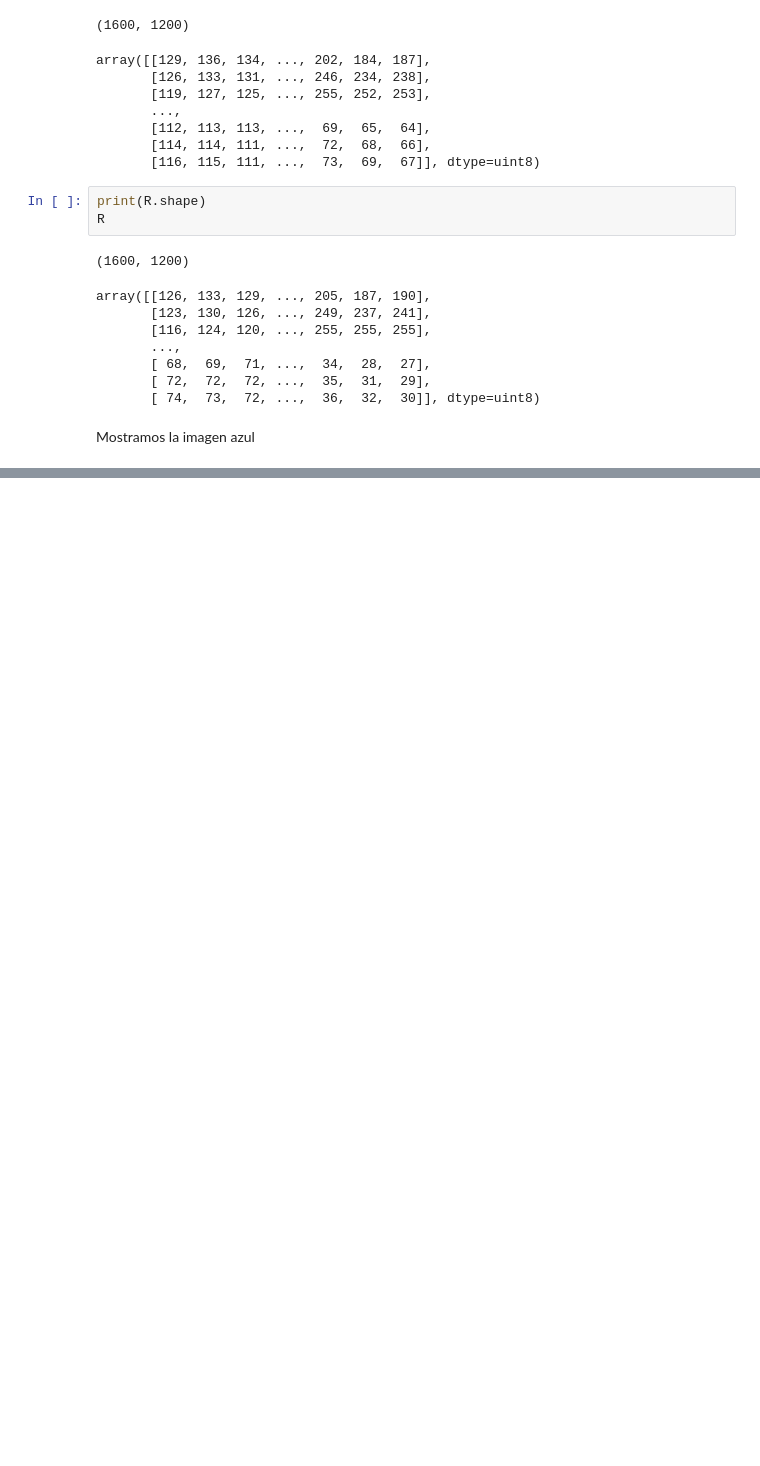
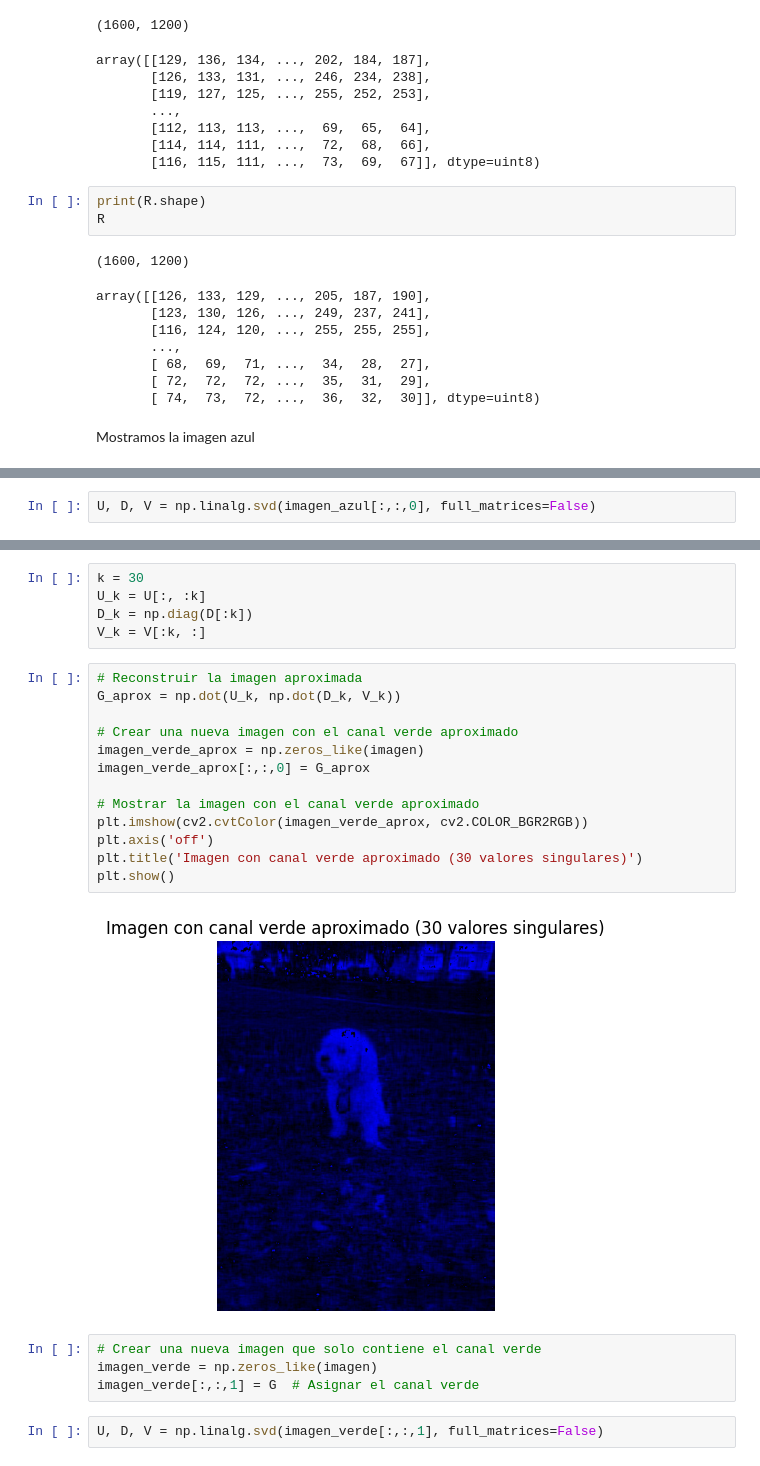
Before and after one commit to Jcortizba10/Tarea2-Esp-IA, a Jupyter notebook: tarea2.ipynb, the cells around one changed output, grey strips where cells are left out. Drawn from its saved outputs; the diff is of its cells as text; blank space fills up the shorter version.

```diff
--- a/tarea2.ipynb
+++ b/tarea2.ipynb
@@ -1034 +1098,3 @@ Mostramos la imagen azul
+# %%
+U, D, V = np.linalg.svd(imagen_azul[:,:,0], full_matrices=False)
 # %%
@@ -1046 +1108,27 @@ plt.show()
+# %%
+k = 30
+U_k = U[:, :k]
+D_k = np.diag(D[:k])
+V_k = V[:k, :]
+# %%
+# Reconstruir la imagen aproximada
+G_aprox = np.dot(U_k, np.dot(D_k, V_k))
+
+# Crear una nueva imagen con el canal verde aproximado
+imagen_verde_aprox = np.zeros_like(imagen)
+imagen_verde_aprox[:,:,0] = G_aprox
+
+# Mostrar la imagen con el canal verde aproximado
+plt.imshow(cv2.cvtColor(imagen_verde_aprox, cv2.COLOR_BGR2RGB))
+plt.axis('off')
+plt.title('Imagen con canal verde aproximado (30 valores singulares)')
+plt.show()
+# %% [output]
+[figure, added]
+# %%
+# Crear una nueva imagen que solo contiene el canal verde
+imagen_verde = np.zeros_like(imagen)
+imagen_verde[:,:,1] = G  # Asignar el canal verde
+# %%
+U, D, V = np.linalg.svd(imagen_verde[:,:,1], full_matrices=False)
 # %%
```
Also changed, not shown: parts of 22 cells of this notebook.
